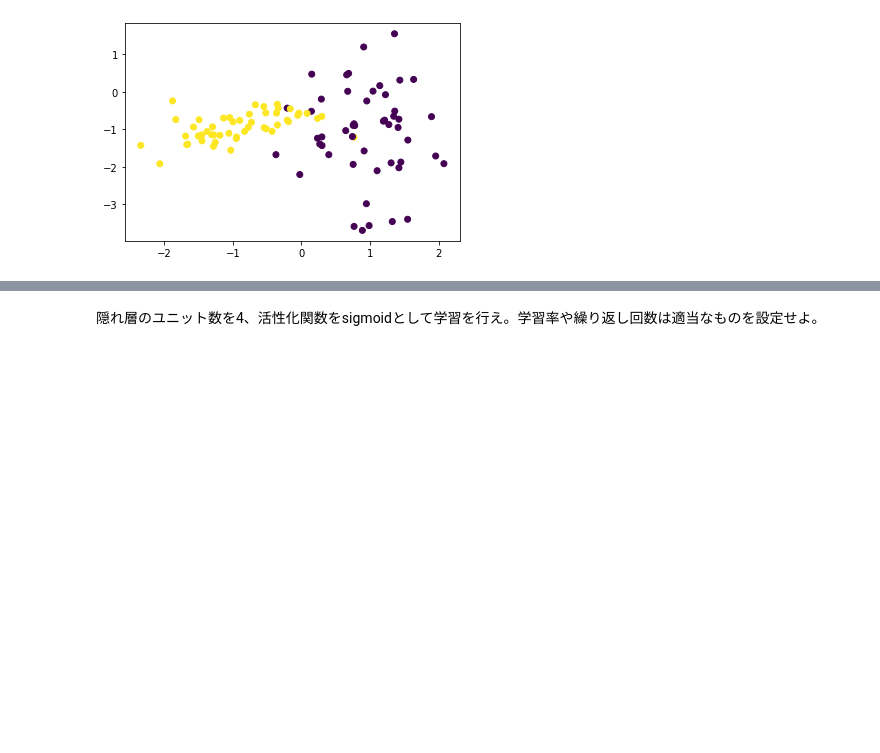
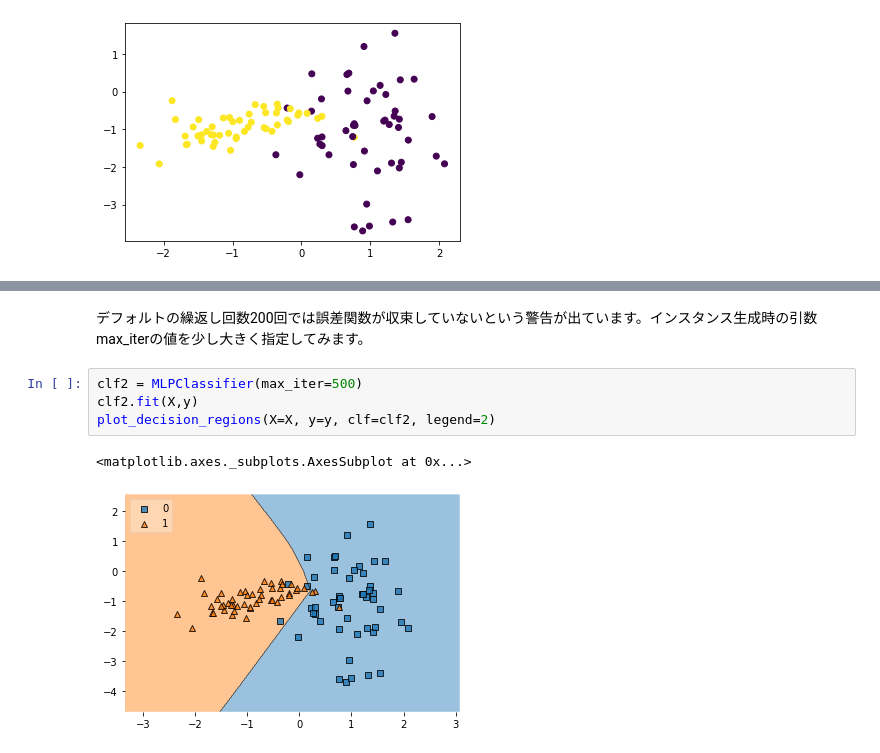
Before and after one commit to MasahiroAraki/SpeechRecognition, a Jupyter notebook: Python/chap07.ipynb, the cells around one changed output, grey strips where cells are left out. Cells and saved outputs as stored; diff of their text form; blank space fills up the shorter version.

```diff
--- a/Python/chap07.ipynb
+++ b/Python/chap07.ipynb
@@ -30,2 +48,9 @@ plot_decision_regions(X=X, y=y, clf=clf, legend=2)
-# %% [markdown]
-隠れ層のユニット数を4、活性化関数をsigmoidとして学習を行え。学習率や繰り返し回数は適当なものを設定せよ。
+# %% [markdown]
+デフォルトの繰返し回数200回では誤差関数が収束していないという警告が出ています。インスタンス生成時の引数max_iterの値を少し大きく指定してみます。
+# %%
+clf2 = MLPClassifier(max_iter=500)
+clf2.fit(X,y)
+plot_decision_regions(X=X, y=y, clf=clf2, legend=2)
+# %% [output]
+<matplotlib.axes._subplots.AxesSubplot at 0x...>
+[figure, added]
```
Also changed, not shown: parts of 10 cells of this notebook, 3 other files.
